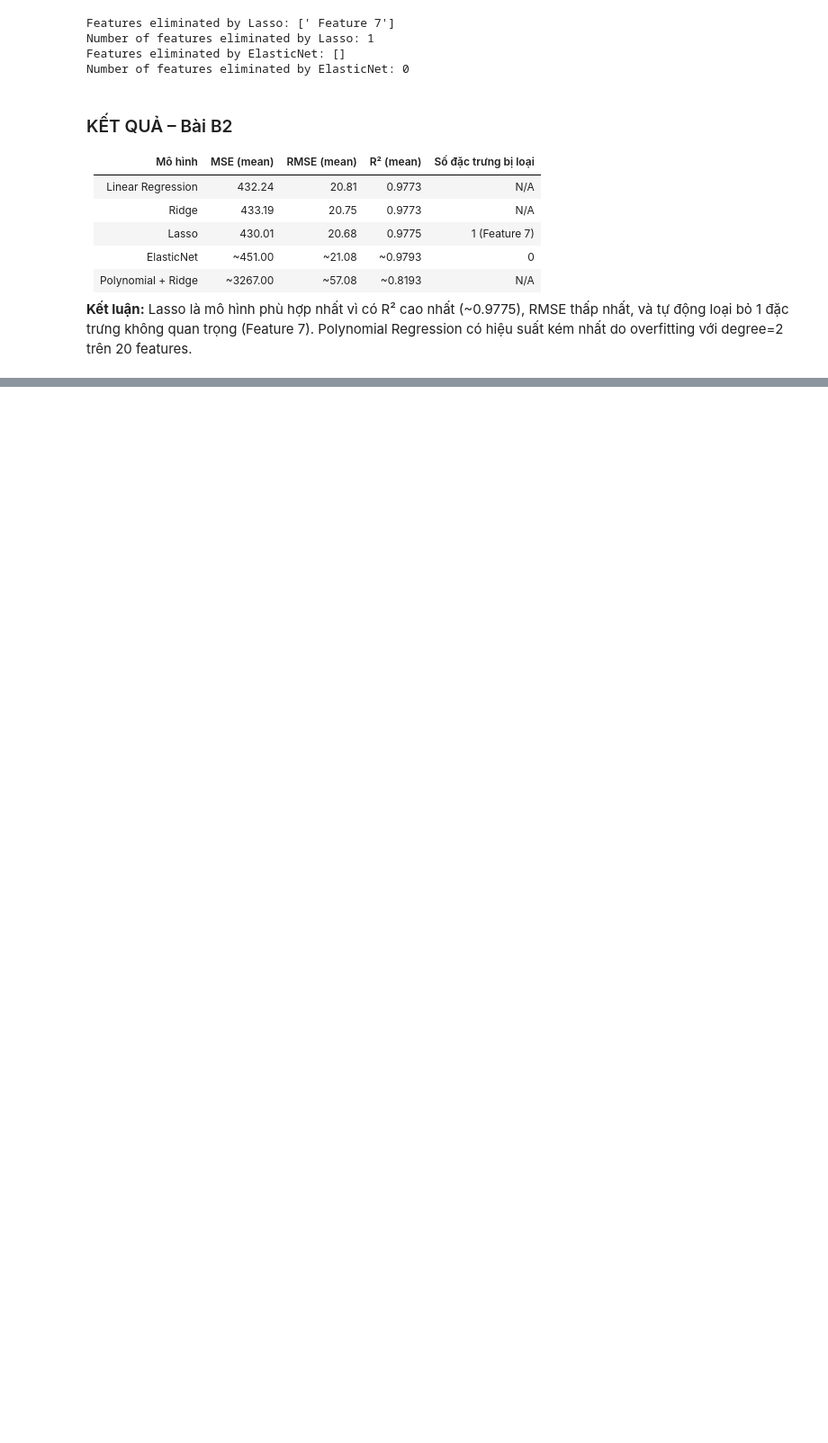
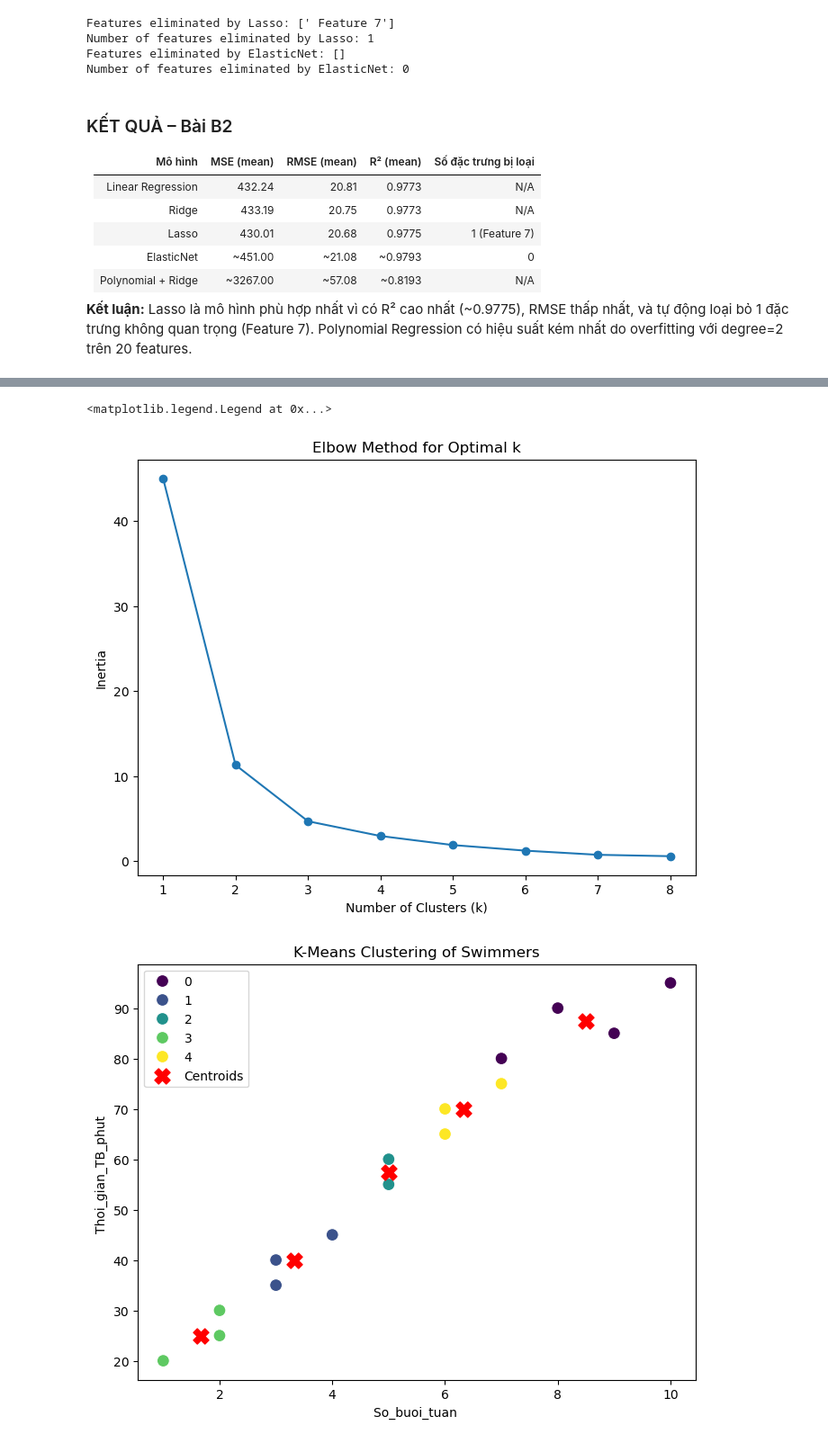
Before and after one commit to Minuxe/Aptech-Advanced-Data-Science, a Jupyter notebook: Aptech-Advanced-Data-Science/Bai thi cuoi ky/TranDaiMinh_CuoiKy.ipynb, the cells around one changed output, grey strips where cells are left out. Shown at 90% size. Cells and saved outputs as stored; diff of their text form; code cells hidden in the pictures; blank space fills up the shorter version.

```diff
--- a/Aptech-Advanced-Data-Science/Bai thi cuoi ky/TranDaiMinh_CuoiKy.ipynb
+++ b/Aptech-Advanced-Data-Science/Bai thi cuoi ky/TranDaiMinh_CuoiKy.ipynb
@@ -264,0 +342,45 @@ Number of features eliminated by ElasticNet: 0
+# %%
+#import standard scaler
+from sklearn.preprocessing import StandardScaler
+from sklearn.cluster import KMeans
+data_swim = {
+    'Ten': ['An', 'Bình', 'Cường', 'Dung', 'Em', 'Phong', 'Giang', 'Hà', 'Khánh', 'Linh', 'Minh', 'Ngọc', 'Phúc', 'Quỳnh', 'Sơn'],
+    'So_buoi_tuan': [2, 5, 7, 1, 4, 8, 3, 6, 9, 2, 5, 7, 3, 6, 10],
+    'Thoi_gian_TB_phut': [30, 60, 75, 20, 45, 90, 35, 65, 85, 25, 55, 80, 40, 70, 95],
+    'So_lop_tuan': [0, 2, 3, 0, 1, 4, 1, 3, 5, 0, 2, 4, 1, 3, 5]
+}
+data_swim_df = pd.DataFrame(data_swim)
+#Tiền xử lý dữ liệu bằng standard scaler
+scaler = StandardScaler()
+normal_features = data_swim_df[['So_buoi_tuan', 'Thoi_gian_TB_phut', 'So_lop_tuan']]
+scaled_features = scaler.fit_transform(normal_features)
+
+#b) Áp dụng phương pháp Elbow
+inertia = []
+K_range = range(1,9)
+for k in K_range:
+    k_means = KMeans(n_clusters = k , random_state = 42)
+    k_means.fit(scaled_features)
+    inertia.append(k_means.inertia_)
+plt.figure(figsize=(8,6))
+plt.plot(K_range , inertia, marker = 'o')
+plt.title('Elbow Method for Optimal k')
+plt.xlabel('Number of Clusters (k)')
+plt.ylabel('Inertia')
+plt.xticks(K_range)
+
+k_means_optimal = KMeans(n_clusters= 5, random_state = 42)
+k_means_optimal.fit(scaled_features)
+data_swim_df['Cluster'] = k_means_optimal.labels_
+print(data_swim_df)
+
+#Vẽ biểu đồ phân tán với tâm cụm
+plt.figure(figsize=(8,6))
+sns.scatterplot(x = normal_features['So_buoi_tuan'], y = normal_features['Thoi_gian_TB_phut'], hue = data_swim_df['Cluster'], palette= 'viridis', s = 100)
+centers_origin = scaler.inverse_transform(k_means_optimal.cluster_centers_)
+plt.scatter(centers_origin[:,0], centers_origin[:,1], c = 'red', marker = 'X', s = 150, label = 'Centroids')
+plt.title('K-Means Clustering of Swimmers')
+plt.xlabel('So_buoi_tuan ')
+plt.ylabel('Thoi_gian_TB_phut ')
+plt.legend()
+# %% [output]
@@ -264,0 +403,3 @@ Number of features eliminated by ElasticNet: 0
+<matplotlib.legend.Legend at 0x...>
+[figure, added]
+[figure, added]
```
Also changed, not shown: parts of 20 cells of this notebook, 4 other files.
